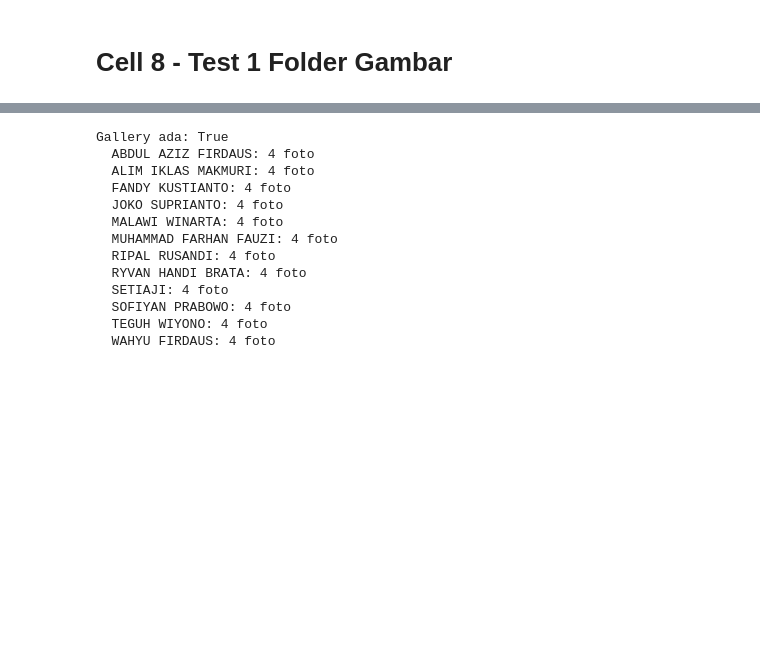
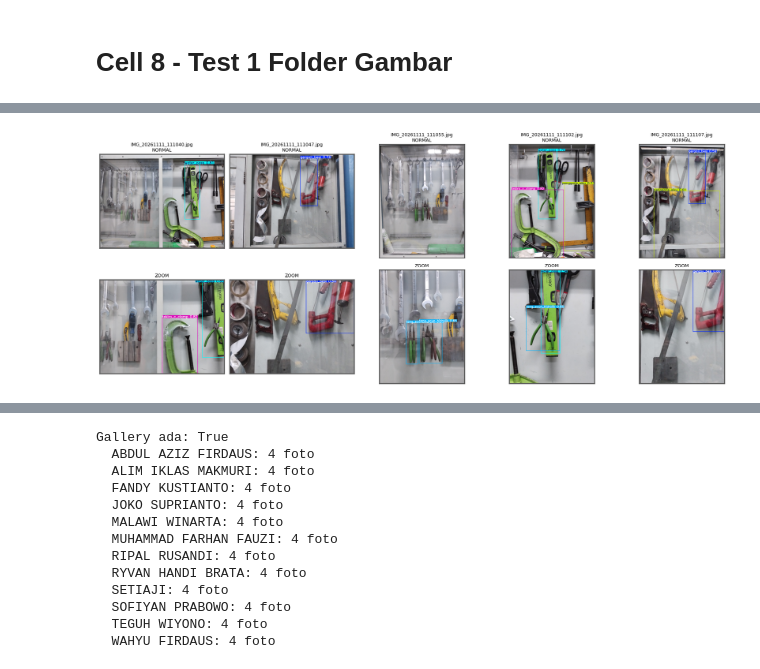
Before and after one commit to AzizLike29/Detection-Tools, a Jupyter notebook: notebooks/google_colab/01_train_test.ipynb, the cells around one changed output, grey strips where cells are left out. Drawn from its saved outputs; the diff is of its cells as text; code cells hidden in the pictures; blank space fills up the shorter version.

Commit message:
feat: add cell test evaluation object normal vs zoom

```diff
--- a/notebooks/google_colab/01_train_test.ipynb
+++ b/notebooks/google_colab/01_train_test.ipynb
@@ -179 +181,90 @@ Hasil: /content/drive/MyDrive/Detection Object - Yolo8/runs/predict
+# %%
+from matplotlib import pyplot as plt
+
+IMG_DIR = ROOT / "latih_objek"
+OUT_DIR = ROOT / "runs" / "latih_objek_eval"
+OUT_DIR.mkdir(parents=True, exist_ok=True)
+
+CONF = 0.45
+ZOOM = 1.8
+images = sorted(IMG_DIR.glob("*.jpg")) + sorted(IMG_DIR.glob("*.png"))
+assert IMG_DIR.exists(), f"Upload folder latih_objek ke Drive dulu: {IMG_DIR}"
+assert images, f"Tidak ada gambar di {IMG_DIR}"
+
+def list_boxes(r):
+    out = []
+    if r.boxes is None or len(r.boxes) == 0:
+        return out
+    for b in r.boxes:
+        cls_id = int(b.cls[0])
+        conf = float(b.conf[0])
+        xyxy = [round(float(x), 1) for x in b.xyxy[0].tolist()]
+        out.append((r.names[cls_id], round(conf, 3), xyxy))
+    return out
+
+rows = []
+normals = []  # RGB untuk preview
+zooms = []
+
+for p in images:
+    # NORMAL
+    r_n = model.predict(str(p), conf=CONF, imgsz=640, verbose=False)[0]
+    out_n = OUT_DIR / f"{p.stem}_normal.jpg"
+    r_n.save(filename=str(out_n))
+    boxes_n = list_boxes(r_n)
+    normals.append(r_n.plot()[:, :, ::-1])
+
+    # ZOOM (crop tengah)
+    img = r_n.orig_img
+    h, w = img.shape[:2]
+    nh, nw = int(h / ZOOM), int(w / ZOOM)
+    y0, x0 = (h - nh) // 2, (w - nw) // 2
+    crop = img[y0:y0 + nh, x0:x0 + nw]
+
+    r_z = model.predict(crop, conf=CONF, imgsz=640, verbose=False)[0]
+    out_z = OUT_DIR / f"{p.stem}_zoom.jpg"
+    r_z.save(filename=str(out_z))
+    boxes_z = list_boxes(r_z)
+    zooms.append(r_z.plot()[:, :, ::-1])
+
+    names_n = {c for c, _, _ in boxes_n}
+    names_z = {c for c, _, _ in boxes_z}
+    rows.append({
+        "file": p.name,
+        "n_normal": len(boxes_n),
+        "n_zoom": len(boxes_z),
+        "both": sorted(names_n & names_z),
+        "only_zoom": sorted(names_z - names_n),
+        "only_normal": sorted(names_n - names_z),
+        "boxes_n": boxes_n,
+        "boxes_z": boxes_z,
+    })
+
+# Grid rapi: baris atas = normal, baris bawah = zoom | kolom sejajar kiri-kanan
+n = len(images)
+fig, axes = plt.subplots(2, n, figsize=(3.6 * n, 7.2))
+if n == 1:
+    axes = [[axes[0]], [axes[1]]]
+
+for i, p in enumerate(images):
+    ax_top = axes[0][i]
+    ax_bot = axes[1][i]
+
+    ax_top.imshow(normals[i])
+    ax_top.set_title(f"{p.name}\nNORMAL", fontsize=9)
+    ax_bot.imshow(zooms[i])
+    ax_bot.set_title("ZOOM", fontsize=9)
+
+    for ax in (ax_top, ax_bot):
+        ax.set_xticks([])
+        ax.set_yticks([])
+        for spine in ax.spines.values():
+            spine.set_visible(True)
+            spine.set_linewidth(2)
+            spine.set_edgecolor("0.35")
+
+plt.tight_layout()
+plt.show()
+# %% [output]
+[figure, added]
 # %% [markdown]
```
Also changed, not shown: parts of 9 cells of this notebook, 5 other files.
